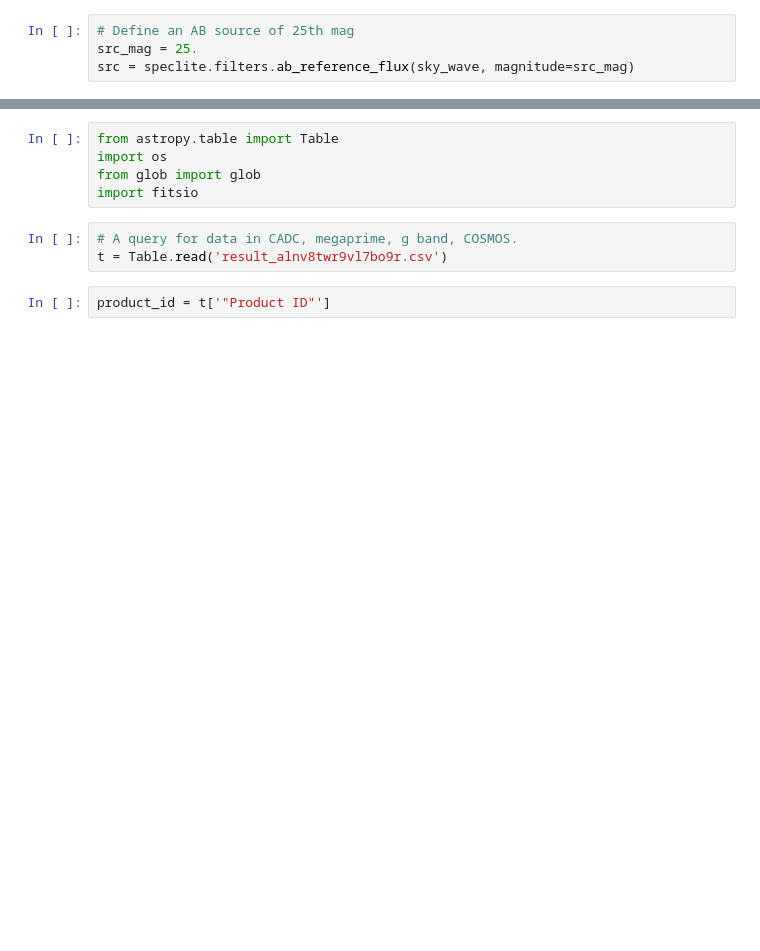
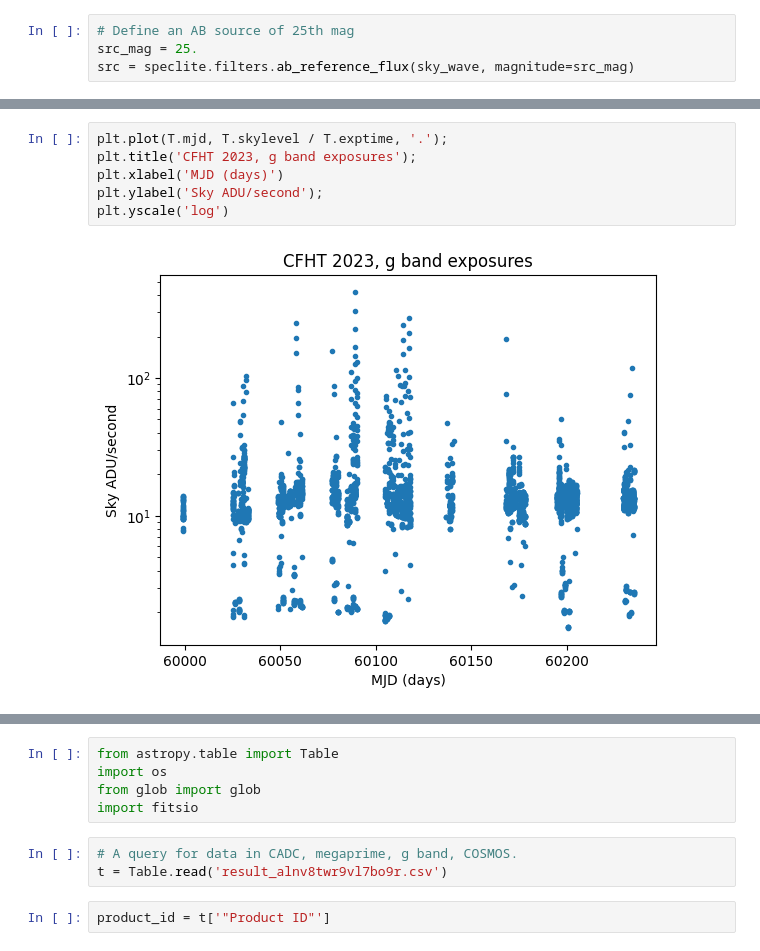
Before and after one commit to dstndstn/cfht-etc, a Jupyter notebook: cfht-exptime.ipynb, the cells around one changed output, grey strips where cells are left out. Saved outputs shown, nothing was run; the diff lists cells and outputs as text; blank space fills up the shorter version.

```diff
--- a/cfht-exptime.ipynb
+++ b/cfht-exptime.ipynb
@@ -451,0 +558,8 @@ Source photon rate: 6.905 e-/sec/pixel
+# %%
+plt.plot(T.mjd, T.skylevel / T.exptime, '.');
+plt.title('CFHT 2023, g band exposures');
+plt.xlabel('MJD (days)')
+plt.ylabel('Sky ADU/second');
+plt.yscale('log')
+# %% [output]
+[figure, added]
```
Also changed, not shown: parts of 20 cells of this notebook, 3 other files.
